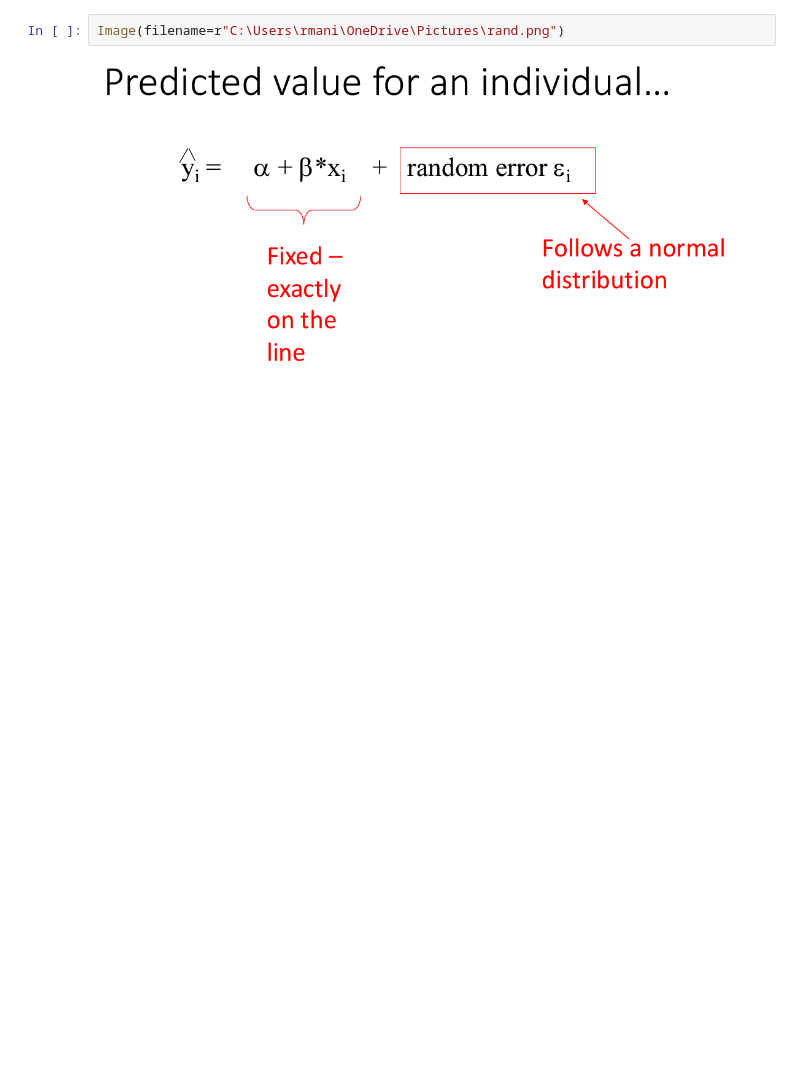
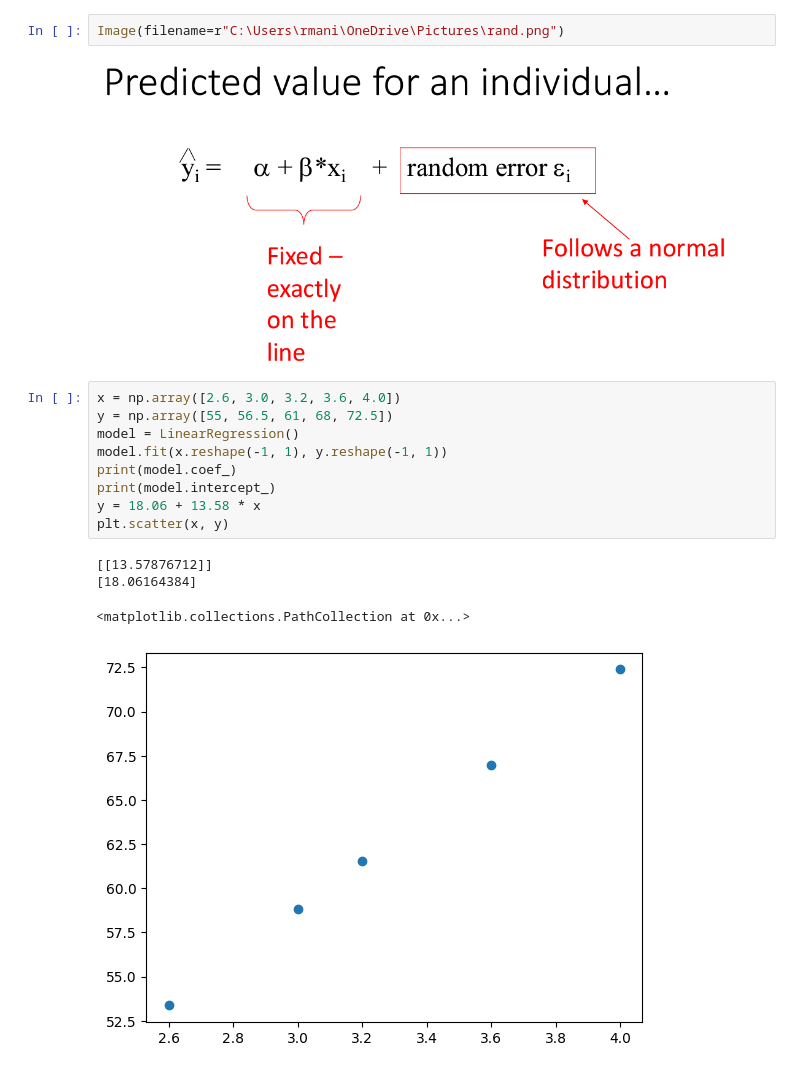
Before and after one commit to retrouvm/Code-Practice, a Jupyter notebook: Data_Science/lectures/lecture17.ipynb, the cells around one changed output. Drawn from its saved outputs; the diff is of its cells as text; blank space fills up the shorter version.

```diff
--- a/Data_Science/lectures/lecture17.ipynb
+++ b/Data_Science/lectures/lecture17.ipynb
@@ -127,3 +171,17 @@ Image(filename=r"C:\Users\rmani\OneDrive\Pictures\slope.png")
 Image(filename=r"C:\Users\rmani\OneDrive\Pictures\rand.png")
 # %% [output]
 [figure]
+# %%
+x = np.array([2.6, 3.0, 3.2, 3.6, 4.0])
+y = np.array([55, 56.5, 61, 68, 72.5])
+model = LinearRegression()
+model.fit(x.reshape(-1, 1), y.reshape(-1, 1))
+print(model.coef_)
+print(model.intercept_)
+y = 18.06 + 13.58 * x
+plt.scatter(x, y)
+# %% [output]
+[[13.57876712]]
+[18.06164384]
+<matplotlib.collections.PathCollection at 0x...>
+[figure, added]
```
Also changed, not shown: parts of 11 cells of this notebook, 3 other files.
